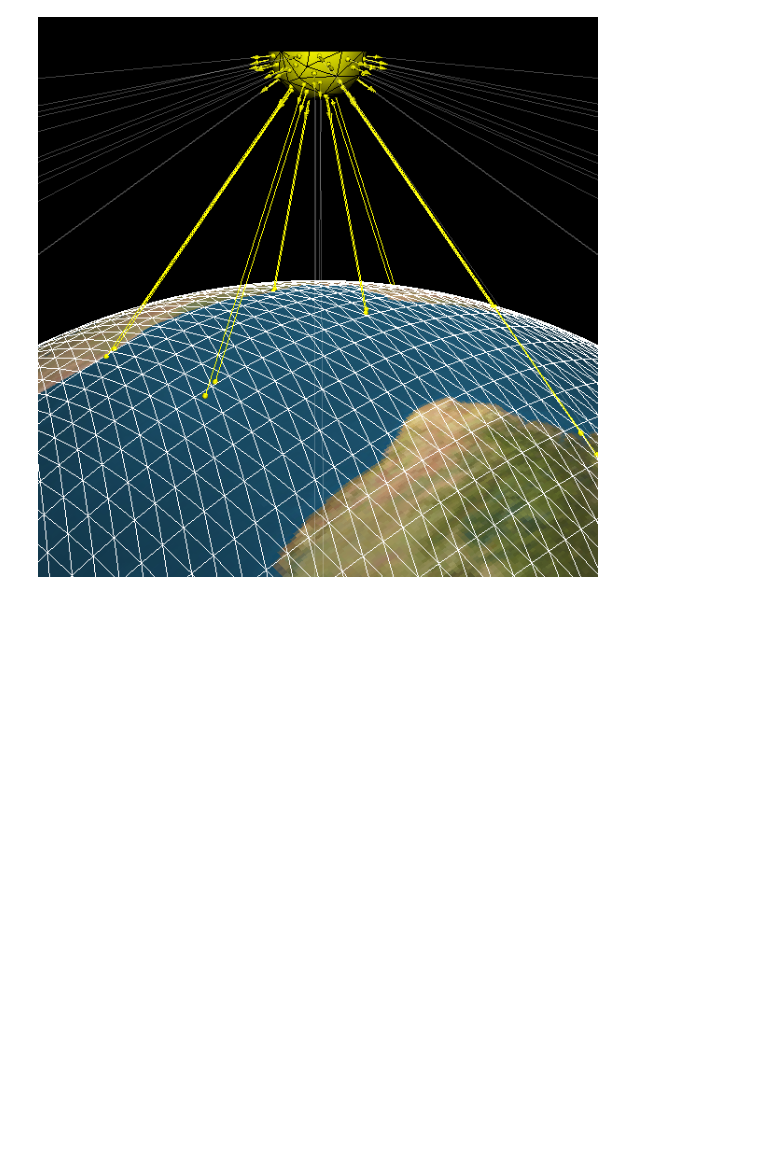
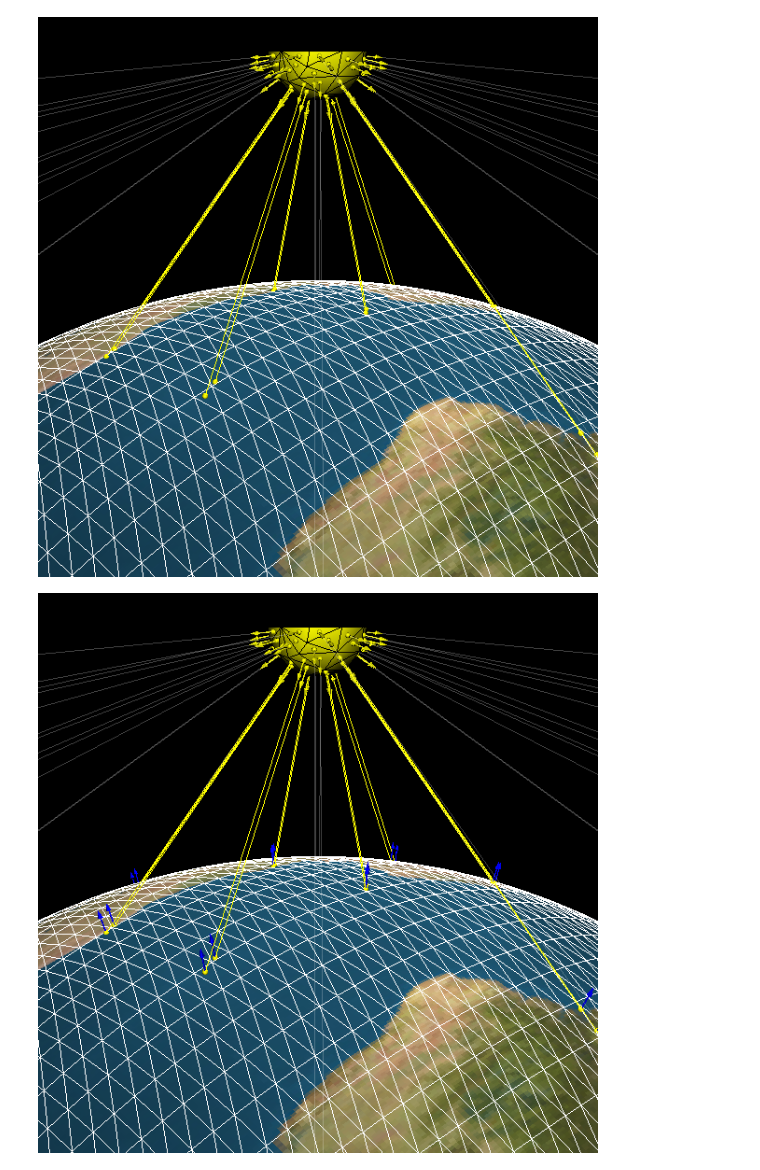
Before and after one commit to rlizzo/pyscience, a Jupyter notebook: 20140917_RayTracing/Material/PythonRayTracingEarthSun.ipynb, the cells around one changed output. Saved outputs shown, nothing was run; the diff lists cells and outputs as text; code cells hidden in the pictures; blank space fills up the shorter version.

```diff
--- a/20140917_RayTracing/Material/PythonRayTracingEarthSun.ipynb
+++ b/20140917_RayTracing/Material/PythonRayTracingEarthSun.ipynb
@@ -128,7 +128,7 @@ ColorRayMiss = [1.0, 1.0, 1.0]
 # Opacity of sun rays that miss the earth
 OpacityRayMiss = 0.5
 # Color of rays showing the normals from points on earth hit by sun rays
-ColorRayEarthNormal = [0.0, 0.0, 1.0]
+ColorEarthGlyphs = [0.0, 0.0, 1.0]
 # Color of sun rays bouncing off earth
 ColorRayReflected = [1.0, 1.0, 0.0]
 # %% [markdown]
@@ -383,3 +386,53 @@ normalsCalcEarth.Update()
+# %%
+normalsSun = normalsCalcSun.GetOutput().GetCellData().GetNormals()
+normalsEarth = normalsCalcEarth.GetOutput().GetCellData().GetNormals()
+
+dummyPoints = vtk.vtkPoints()
+dummyVectors = vtk.vtkDoubleArray()
+dummyVectors.SetNumberOfComponents(3)
+dummyVectors.SetNumberOfTuples(1000)
+dummyPolyData = vtk.vtkPolyData()
+
+counter=0
+for idx in range(pointsCellCentersSun.GetNumberOfPoints()):
+    pointSun = pointsCellCentersSun.GetPoint(idx)
+    normalSun = normalsSun.GetTuple(idx)
+
+    pointRayTarget = n2l(l2n(pointSun) + RayCastLength*l2n(normalSun))
+
+    if isHit(obbEarth, pointSun, pointRayTarget):
+        pointsInter, cellIdsInter = GetIntersect(obbEarth, pointSun, pointRayTarget)
+        normalEarth = normalsEarth.GetTuple(cellIdsInter[0])
+
+        dummyPoints.InsertNextPoint(pointsInter[0])
+        dummyVectors.SetTuple(counter, normalEarth)
+        counter += 1
+
+dummyPolyData.SetPoints(dummyPoints)
+dummyPolyData.GetPointData().SetNormals(dummyVectors)
+
+# Create a new 'default' arrow to use as a glyph
+arrow = vtk.vtkArrowSource()
+
+# Create a new 'vtkGlyph3D'
+glyphEarth = vtk.vtkGlyph3D()
+glyphEarth.SetInput(dummyPolyData)
+glyphEarth.SetSourceConnection(arrow.GetOutputPort())
+glyphEarth.SetVectorModeToUseNormal()
+glyphEarth.SetScaleFactor(5)
+
+glyphMapperEarth = vtk.vtkPolyDataMapper()
+glyphMapperEarth.SetInputConnection(glyphEarth.GetOutputPort())
+
+glyphActorEarth = vtk.vtkActor()
+glyphActorEarth.SetMapper(glyphMapperEarth)
+glyphActorEarth.GetProperty().SetColor(ColorEarthGlyphs)
+
+renderer.AddActor(glyphActorEarth)
+
+vtk_show(renderer, 600, 600)
+# %% [output]
+[figure, added]
 # %%
 def calcVecR(vecInc, vecNor):
     vecInc = numpy.array(vecInc)
```
Also changed, not shown: parts of 6 cells of this notebook.
